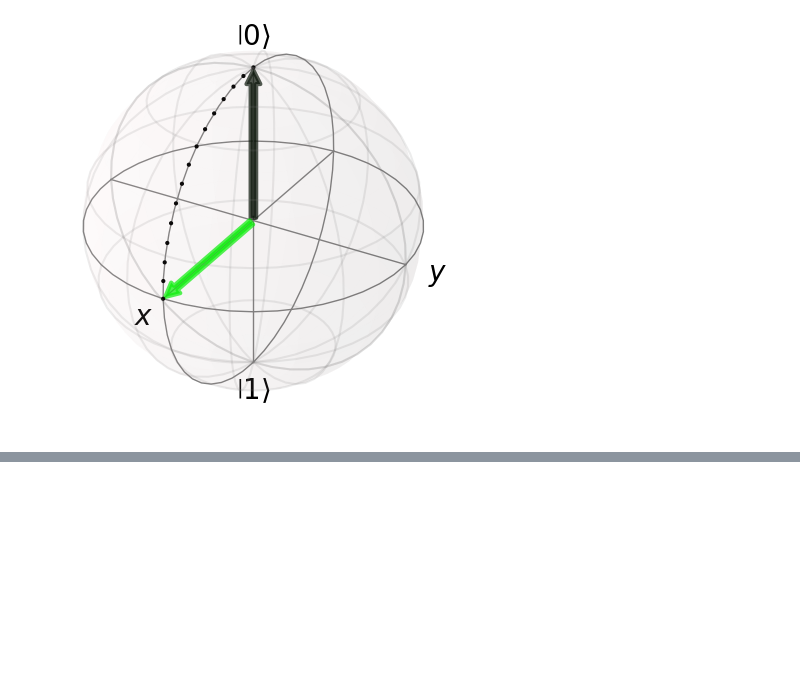
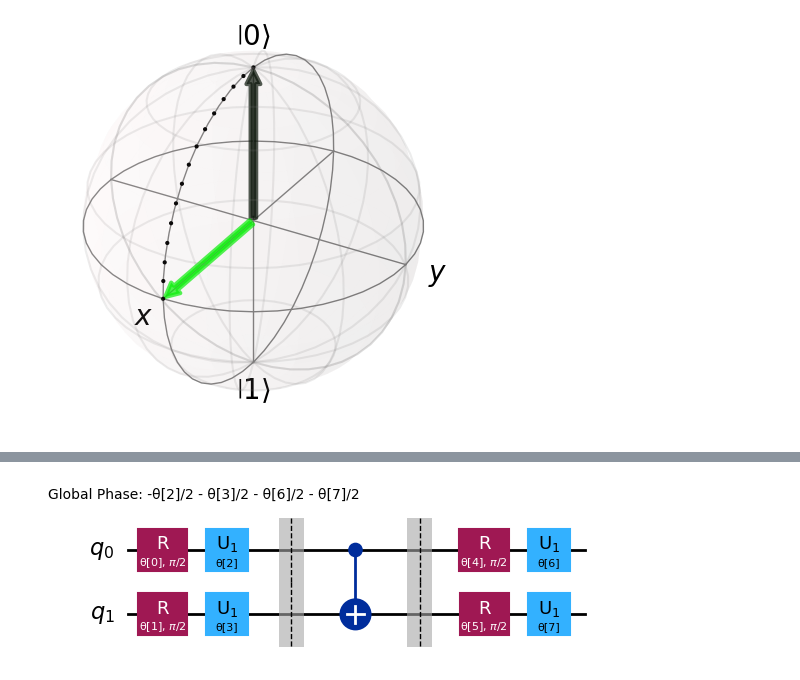
Before and after one commit to kibrahim757/qiskit_generated_code_samples, a Jupyter notebook: 13_qml.ipynb, the cells around one changed output, grey strips where cells are left out. Saved outputs shown, nothing was run; the diff lists cells and outputs as text; code cells hidden in the pictures; blank space fills up the shorter version.

```diff
--- a/13_qml.ipynb
+++ b/13_qml.ipynb
@@ -206,0 +236,7 @@ plot_Nstates(states, axis=None, plot_trace_points=True)
+# %%
+from qiskit.circuit.library import efficient_su2
+
+circuit = efficient_su2(num_qubits=2, reps=1, insert_barriers=True)
+circuit.decompose().draw(output="mpl")
+# %% [output]
+[figure, added]
```
Also changed, not shown: parts of 13 cells of this notebook.
